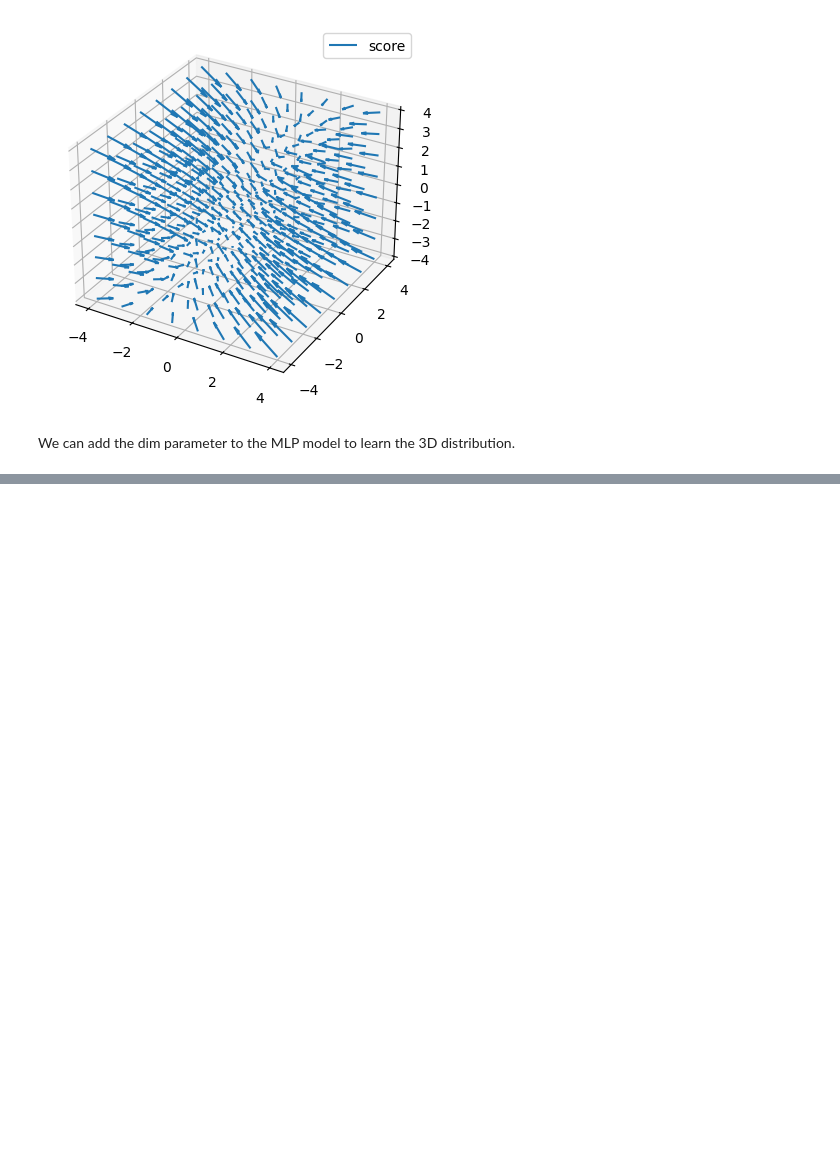
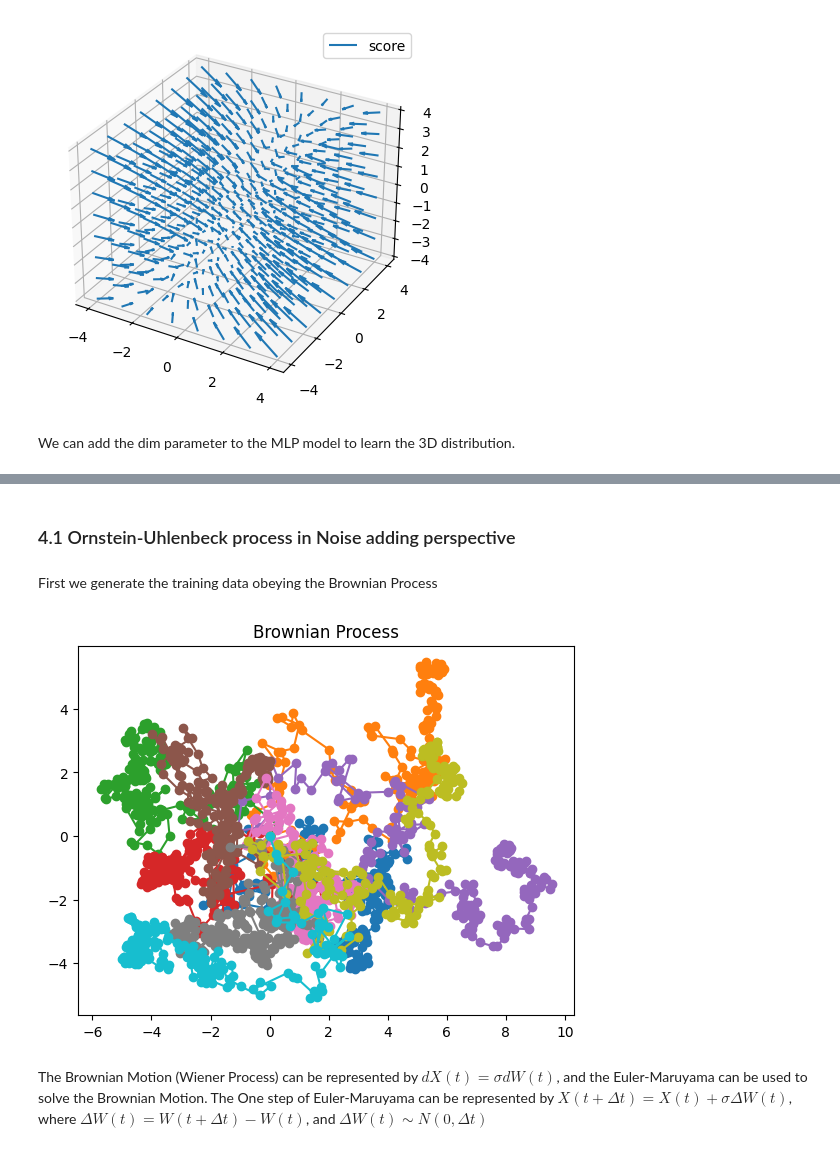
Before and after one commit to MateosCz/DSM_learning_notebook, a Jupyter notebook: Dsm_Notebook.ipynb, the cells around one changed output, grey strips where cells are left out. Drawn from its saved outputs; the diff is of its cells as text; code cells hidden in the pictures; blank space fills up the shorter version.

Commit message:
generate Wiener Process training data

```diff
--- a/Dsm_Notebook.ipynb
+++ b/Dsm_Notebook.ipynb
@@ -605,0 +620,2 @@ We will simulate the stochastic process in 2 ways: One is from the noise adding
+# %% [markdown]
+### 4.1 Ornstein-Uhlenbeck process in Noise adding perspective
@@ -605,0 +678,42 @@ We will simulate the stochastic process in 2 ways: One is from the noise adding
+# %% [markdown]
+First we generate the training data obeying the Brownian Process
+# %%
+# generate the training data obeying the Brownian Process
+def gen_brownian_data(key, batch_size, time_steps, dim):
+
+    x0 = jnp.zeros((batch_size, dim))
+    keys = jrandom.split(key, batch_size * time_steps)
+    keys = keys.reshape((batch_size, time_steps, -1))
+
+    sigma_start = 0.5
+    sigma_end = 0.1
+    sigmas = jnp.geomspace(sigma_start, sigma_end, time_steps)
+
+    def add_noise_one_step(x, key, sigma):
+        return x + jrandom.normal(key, x.shape) * sigma
+    x_list = []
+    x_list.append(x0)
+    for i in range(time_steps):
+        key = keys[:, i]
+        x0 = jax.vmap(add_noise_one_step, in_axes=(0, 0, None))(x0, key, sigmas[i])
+        x_list.append(x0)
+    key = keys[-1, -1, :]
+
+    return jnp.stack(x_list, axis=1), key # shape: (batch_size, time_steps, dim)
+
+time_steps = 200
+training_data, key = gen_brownian_data(key_gen(), 10, time_steps, 2)
+globe_key = key
+# %%
+def plot_trajectory(trajectory, dim):
+    fig, ax = plt.subplots()
+    for i in range(trajectory.shape[0]):
+        ax.plot(trajectory[i, :, 0], trajectory[i, :, 1], marker='o')
+    ax.set_title("Brownian Process")
+    plt.show()
+
+plot_trajectory(training_data, 2)
+# %% [output]
+[figure, added]
+# %% [markdown]
+The Brownian Motion (Wiener Process) can be represented by $dX(t) = \sigma dW(t) $, and the Euler-Maruyama can be used to solve the Brownian Motion. The One step of Euler-Maruyama can be represented by $X(t + \Delta t) = X(t) + \sigma \Delta W(t)$, where $\Delta W(t) = W(t + \Delta t) - W(t)$, and $\Delta W(t) \sim N(0, \Delta t)$
```
Also changed, not shown: parts of 26 cells of this notebook.
